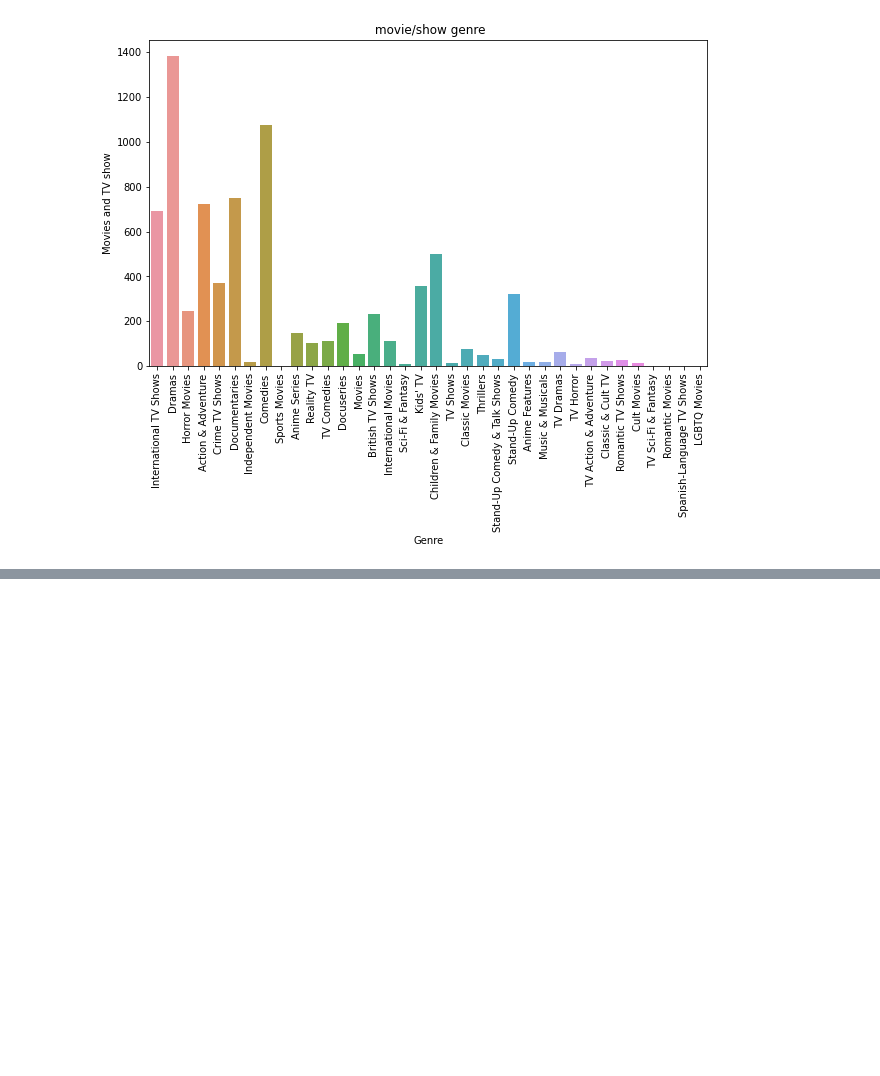
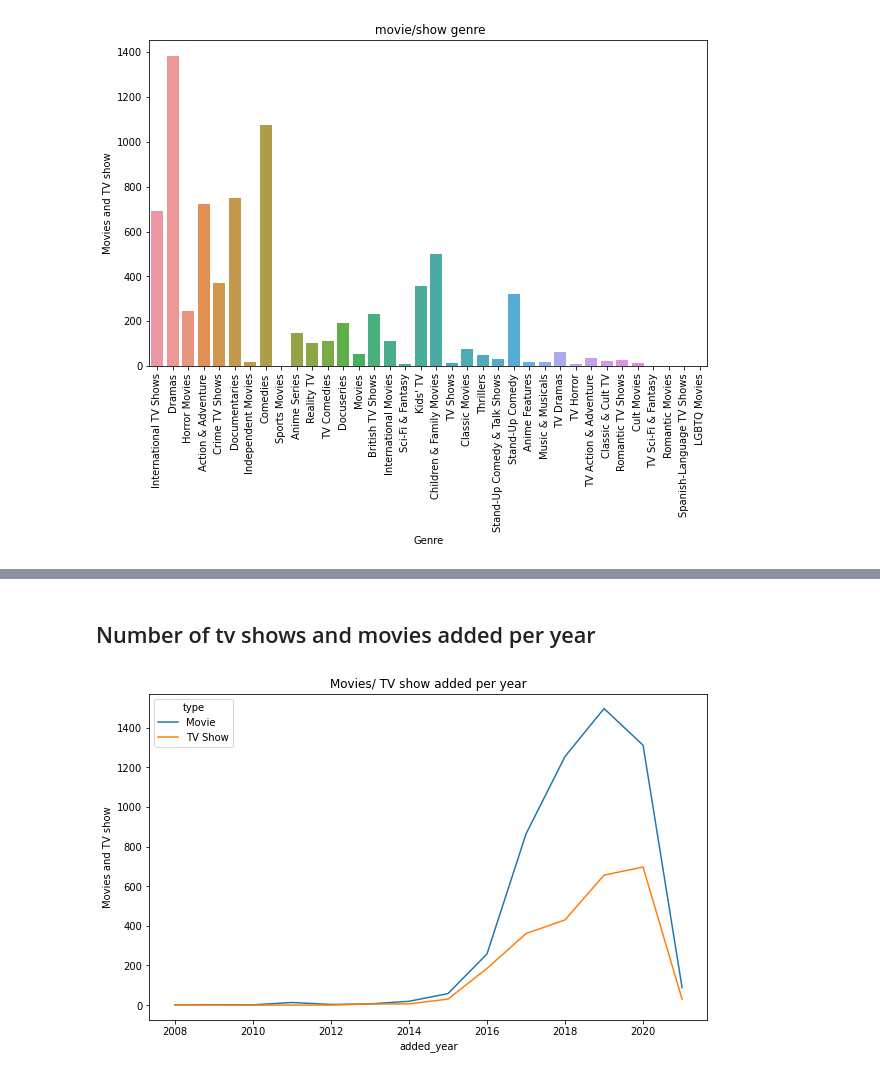
Before and after one commit to Kunaltembhare003/Netflix-Movies-TV-Shows-EDA-and-clustring, a Jupyter notebook: copy_of_NETFLIX_MOVIES_AND_TV_SHOWS_CLUSTERING.ipynb, the cells around one changed output, grey strips where cells are left out. Cells and saved outputs as stored; diff of their text form; code cells hidden in the pictures; blank space fills up the shorter version.

```diff
--- a/copy_of_NETFLIX_MOVIES_AND_TV_SHOWS_CLUSTERING.ipynb
+++ b/copy_of_NETFLIX_MOVIES_AND_TV_SHOWS_CLUSTERING.ipynb
@@ -384,0 +427,9 @@ plt.show()
+# %% [markdown]
+## Number of tv shows and movies added per year
+# %%
+data_copy.groupby(['added_year','type']).size().unstack(fill_value=0).plot()
+plt.title("Movies/ TV show added per year")
+plt.ylabel("Movies and TV show")
+plt.show()
+# %% [output]
+[figure, added]
```
Also changed, not shown: parts of 51 cells of this notebook.
